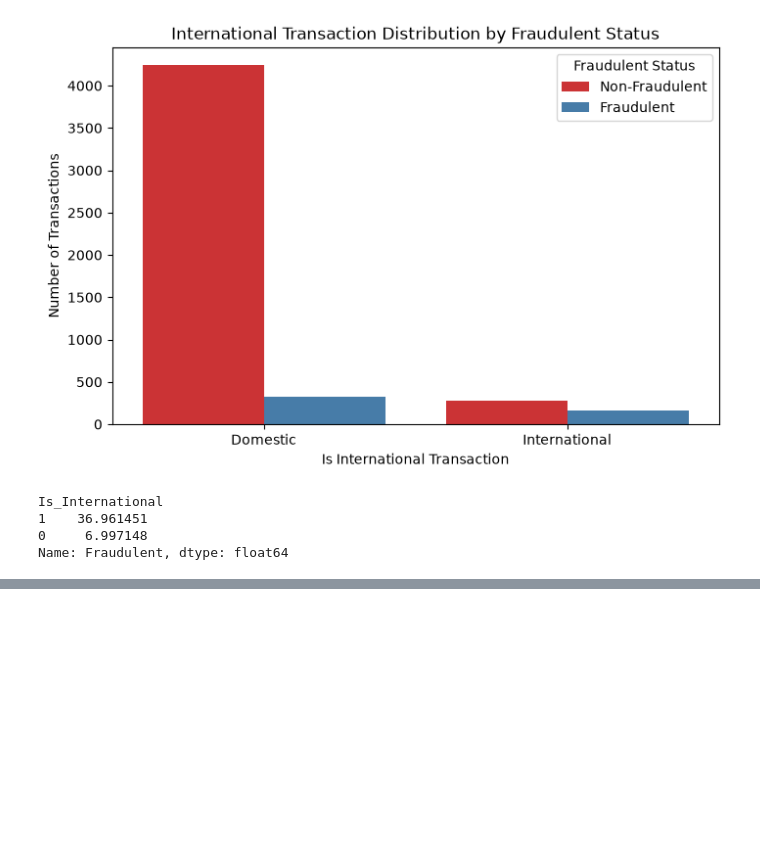
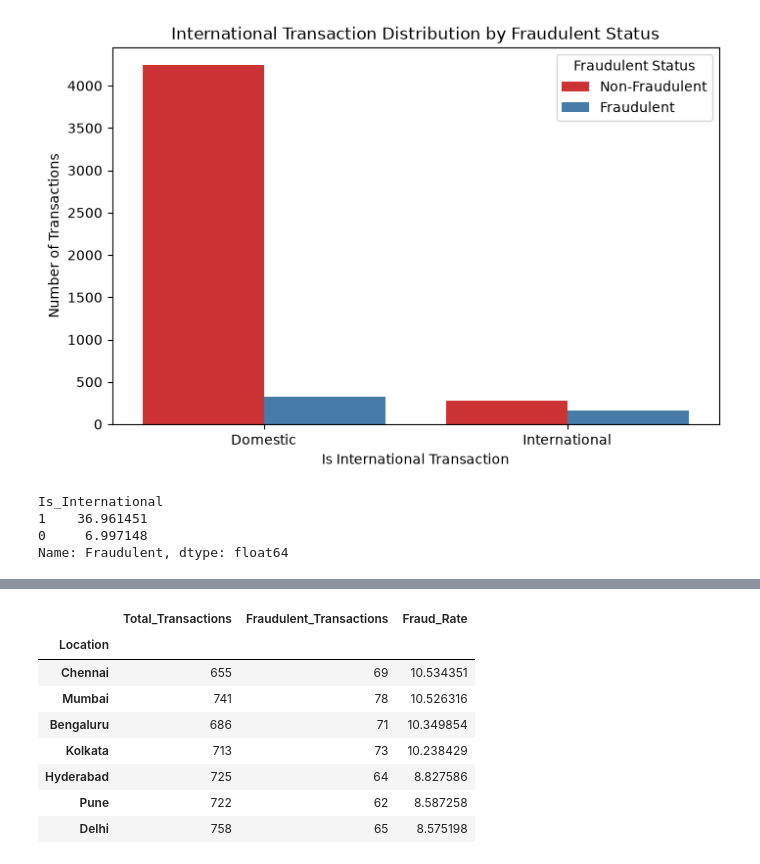
Before and after one commit to umairr-95/Financial-Fraud-Detection-Model-with-Dashboard, a Jupyter notebook: EDA.ipynb, the cells around one changed output, grey strips where cells are left out. Saved outputs shown, nothing was run; the diff lists cells and outputs as text; code cells hidden in the pictures; blank space fills up the shorter version.

```diff
--- a/EDA.ipynb
+++ b/EDA.ipynb
@@ -310,0 +346,27 @@ plt.show()
+# %%
+# fraud rate by location
+location_summary = (
+    df.groupby("Location")
+    .agg(
+        Total_Transactions=("Fraudulent", "count"),
+        Fraudulent_Transactions=("Fraudulent", "sum"),
+        Fraud_Rate=("Fraudulent", "mean")
+    )
+)
+
+location_summary["Fraud_Rate"] = location_summary["Fraud_Rate"] * 100
+
+location_summary.sort_values(
+    "Fraud_Rate",
+    ascending=False
+).head(15)
+# %% [output]
+|  | Total_Transactions | Fraudulent_Transactions | Fraud_Rate |
+| Location |  |  |  |
+| Chennai | 655 | 69 | 10.534351 |
+| Mumbai | 741 | 78 | 10.526316 |
+| Bengaluru | 686 | 71 | 10.349854 |
+| Kolkata | 713 | 73 | 10.238429 |
+| Hyderabad | 725 | 64 | 8.827586 |
+| Pune | 722 | 62 | 8.587258 |
+| Delhi | 758 | 65 | 8.575198 |
```
Also changed, not shown: parts of 5 cells of this notebook.
